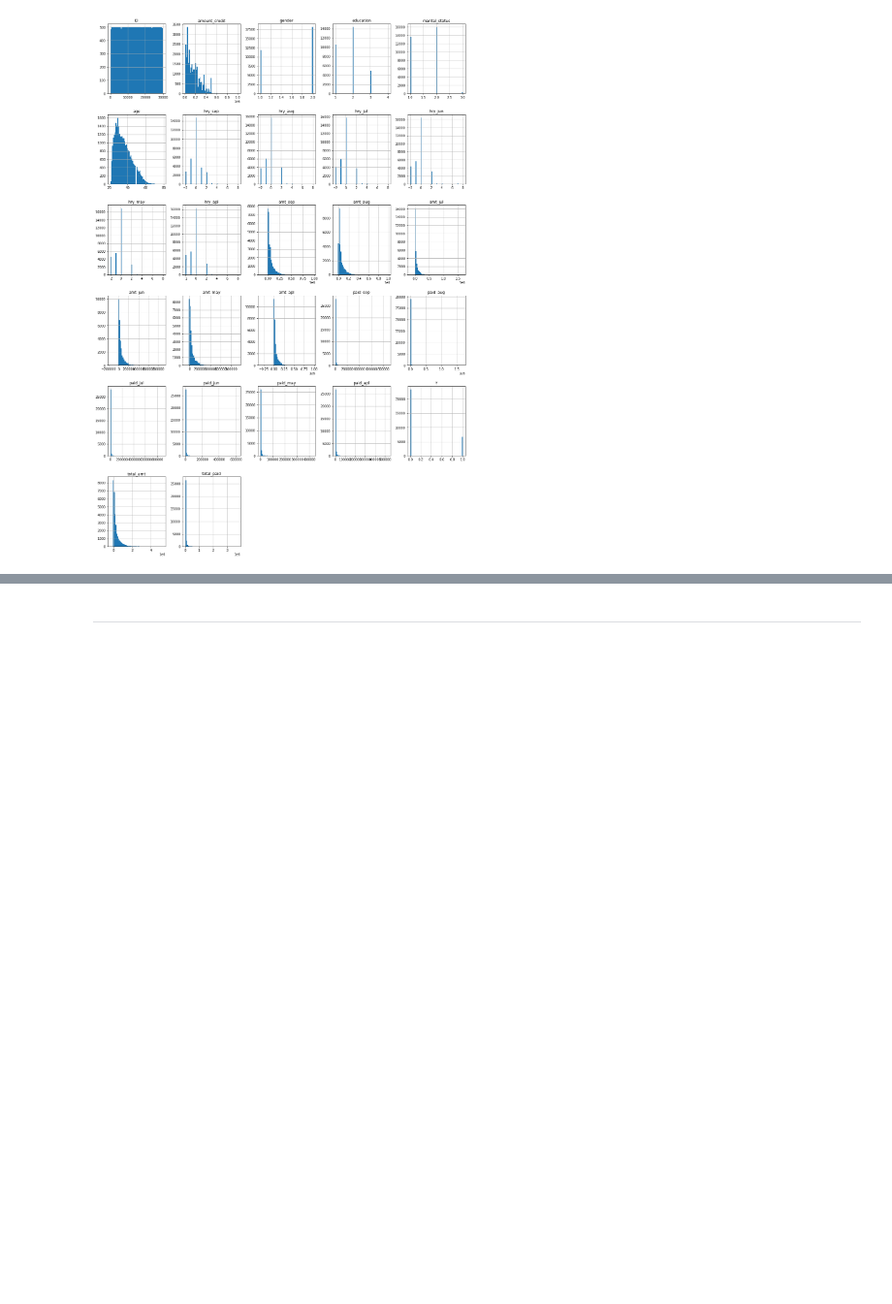
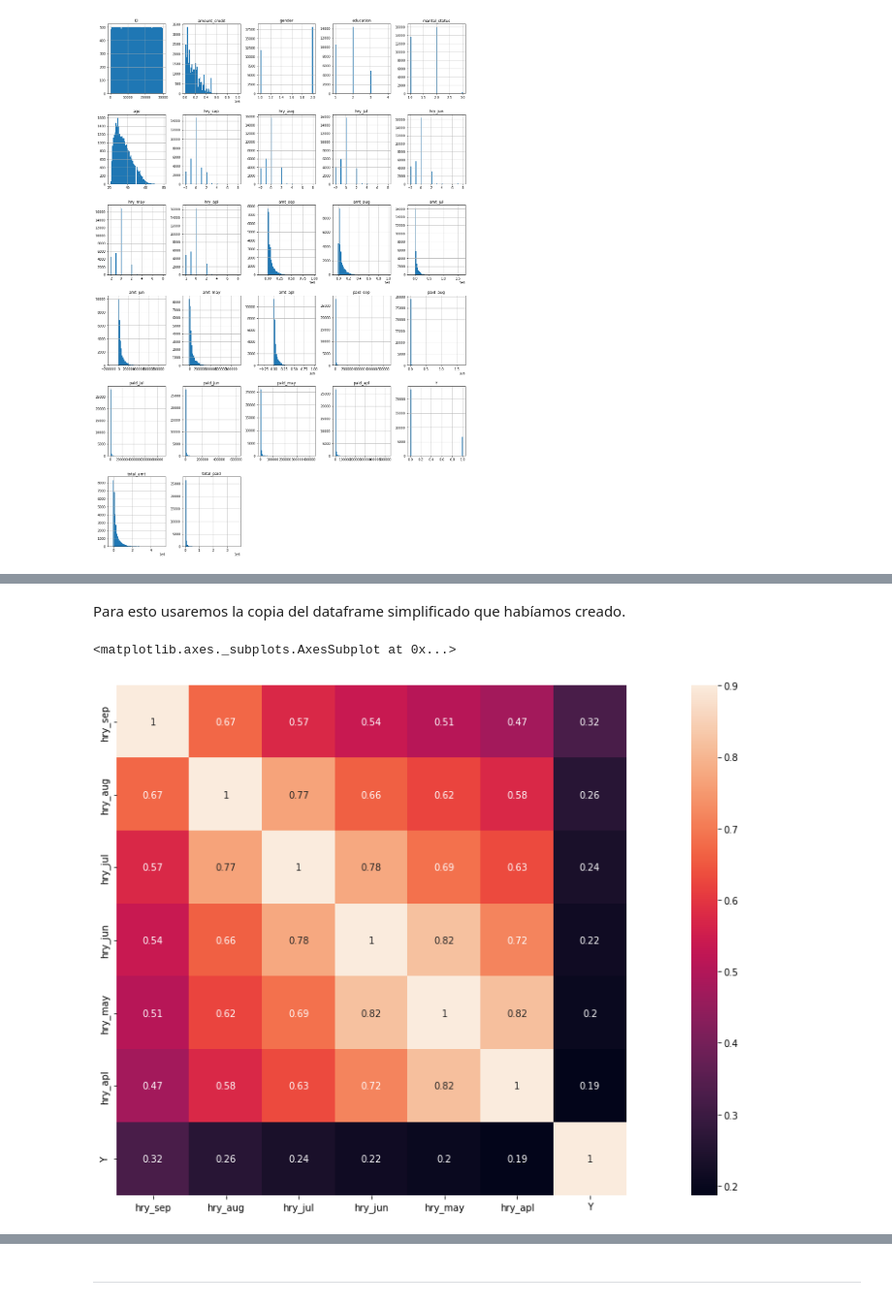
Before and after one commit to PosgradoMNA/actividades-del-projecto-teammexcol, a Jupyter notebook: Proyecto_Avances/Semana3_Actividad1.ipynb, the cells around one changed output, grey strips where cells are left out. Shown: that part at 97% size. Drawn from its saved outputs; the diff is of its cells as text; code cells hidden in the pictures; blank space fills up the shorter version.

```diff
--- a/Proyecto_Avances/Semana3_Actividad1.ipynb
+++ b/Proyecto_Avances/Semana3_Actividad1.ipynb
@@ -397,0 +398,4 @@ data.head()
+# %%
+#Se guarda el dataframe en una copia para poder usarlo posteriormente.
+df_hry = pd.concat([df[hry_list],df['Y']],axis=1)
+df_hry
@@ -432,0 +458,11 @@ sns.displot(df['amount_credit'])
+# %% [markdown]
+Para esto usaremos la copia del dataframe simplificado que habíamos creado.
+# %%
+corrmat_hry = df_hry.corr()
+# %%
+import seaborn as sns
+f, ax = plt.subplots(figsize = (25,10))
+sns.heatmap(corrmat_hry, vmax = .9, square = True,annot = True)
+# %% [output]
+<matplotlib.axes._subplots.AxesSubplot at 0x...>
+[figure, added]
```
Also changed, not shown: parts of 25 cells of this notebook.
